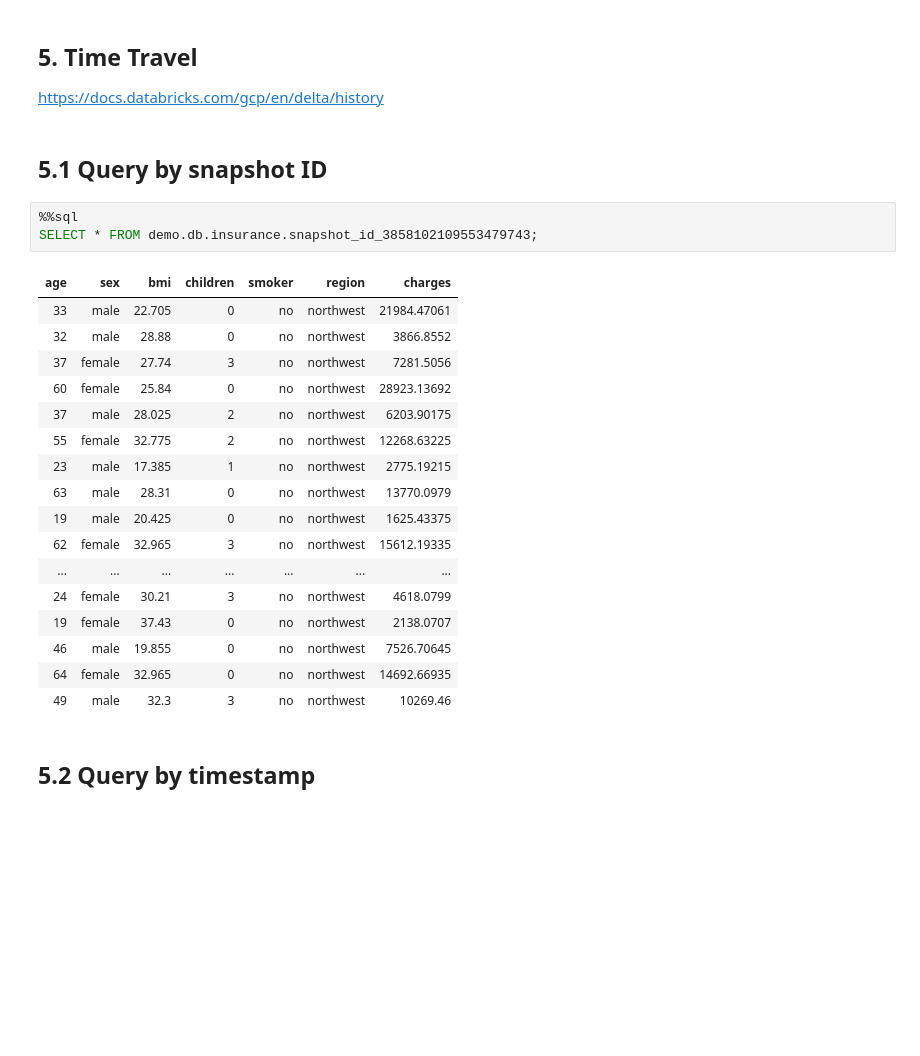
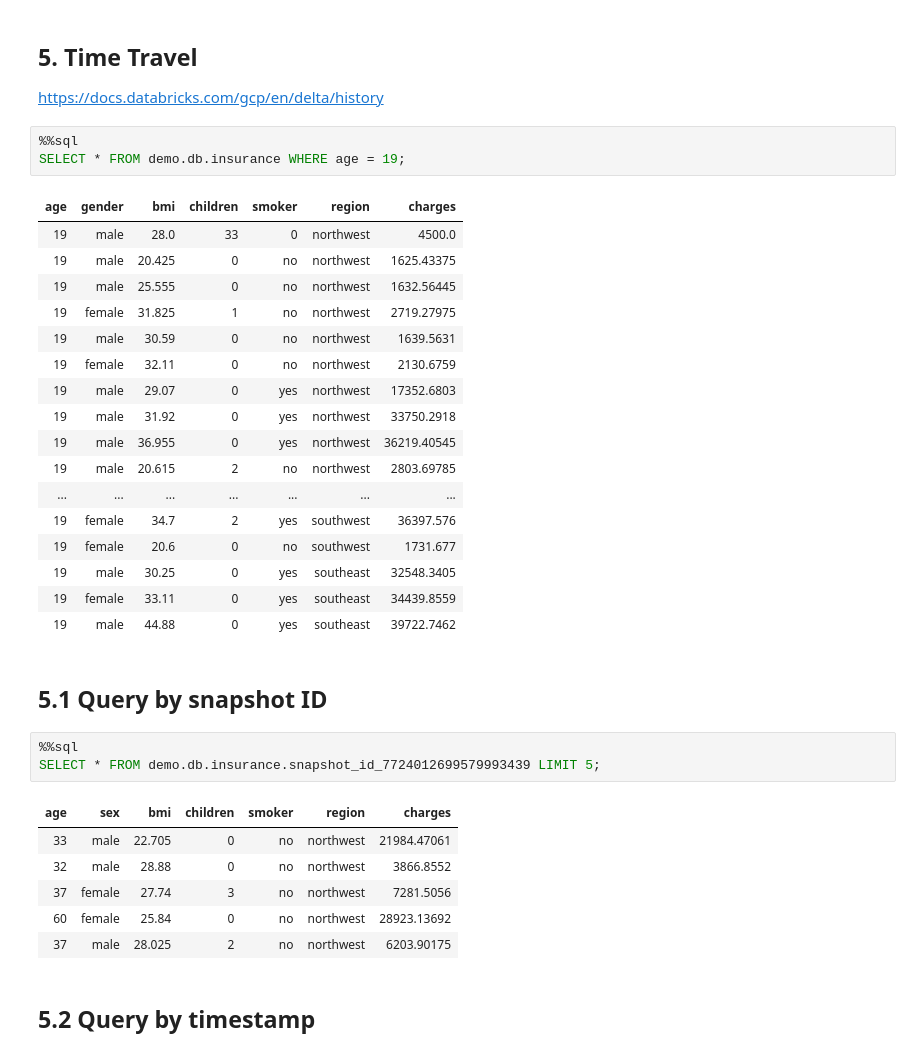
Before and after one commit to dannymirxa/iceberg-exploration, a Jupyter notebook: notebooks/Explore Iceberge.ipynb, the cells around one changed output. Saved outputs shown, nothing was run; the diff lists cells and outputs as text; blank space fills up the shorter version.

```diff
--- a/notebooks/Explore Iceberge.ipynb
+++ b/notebooks/Explore Iceberge.ipynb
@@ -254,11 +179,32 @@ SELECT * FROM demo.db.insurance.snapshots;
 # %% [markdown]
 ## 5. Time Travel
 https://docs.databricks.com/gcp/en/delta/history
+# %%
+%%sql
+SELECT * FROM demo.db.insurance WHERE age = 19;
+# %% [output]
+| age | gender | bmi | children | smoker | region | charges |
+| 19 | male | 28.0 | 33 | 0 | northwest | 4500.0 |
+| 19 | male | 20.425 | 0 | no | northwest | 1625.43375 |
+| 19 | male | 25.555 | 0 | no | northwest | 1632.56445 |
+| 19 | female | 31.825 | 1 | no | northwest | 2719.27975 |
+| 19 | male | 30.59 | 0 | no | northwest | 1639.5631 |
+| 19 | female | 32.11 | 0 | no | northwest | 2130.6759 |
+| 19 | male | 29.07 | 0 | yes | northwest | 17352.6803 |
+| 19 | male | 31.92 | 0 | yes | northwest | 33750.2918 |
+| 19 | male | 36.955 | 0 | yes | northwest | 36219.40545 |
+| 19 | male | 20.615 | 2 | no | northwest | 2803.69785 |
+| ... | ... | ... | ... | ... | ... | ... |
+| 19 | female | 34.7 | 2 | yes | southwest | 36397.576 |
+| 19 | female | 20.6 | 0 | no | southwest | 1731.677 |
+| 19 | male | 30.25 | 0 | yes | southeast | 32548.3405 |
+| 19 | female | 33.11 | 0 | yes | southeast | 34439.8559 |
+| 19 | male | 44.88 | 0 | yes | southeast | 39722.7462 |
 # %% [markdown]
 ## 5.1 Query by snapshot ID
 # %%
 %%sql
-SELECT * FROM demo.db.insurance.snapshot_id_3858102109553479743;
+SELECT * FROM demo.db.insurance.snapshot_id_7724012699579993439 LIMIT 5;
 # %% [output]
 | age | sex | bmi | children | smoker | region | charges |
 | 33 | male | 22.705 | 0 | no | northwest | 21984.47061 |
@@ -266,17 +212,6 @@ SELECT * FROM demo.db.insurance.snapshot_id_3858102109553479743;
 | 37 | female | 27.74 | 3 | no | northwest | 7281.5056 |
 | 60 | female | 25.84 | 0 | no | northwest | 28923.13692 |
 | 37 | male | 28.025 | 2 | no | northwest | 6203.90175 |
-| 55 | female | 32.775 | 2 | no | northwest | 12268.63225 |
-| 23 | male | 17.385 | 1 | no | northwest | 2775.19215 |
-| 63 | male | 28.31 | 0 | no | northwest | 13770.0979 |
-| 19 | male | 20.425 | 0 | no | northwest | 1625.43375 |
-| 62 | female | 32.965 | 3 | no | northwest | 15612.19335 |
-| ... | ... | ... | ... | ... | ... | ... |
-| 24 | female | 30.21 | 3 | no | northwest | 4618.0799 |
-| 19 | female | 37.43 | 0 | no | northwest | 2138.0707 |
-| 46 | male | 19.855 | 0 | no | northwest | 7526.70645 |
-| 64 | female | 32.965 | 0 | no | northwest | 14692.66935 |
-| 49 | male | 32.3 | 3 | no | northwest | 10269.46 |
 # %% [markdown]
 ## 5.2 Query by timestamp
 # %%
```
Also changed, not shown: parts of 16 cells of this notebook.
